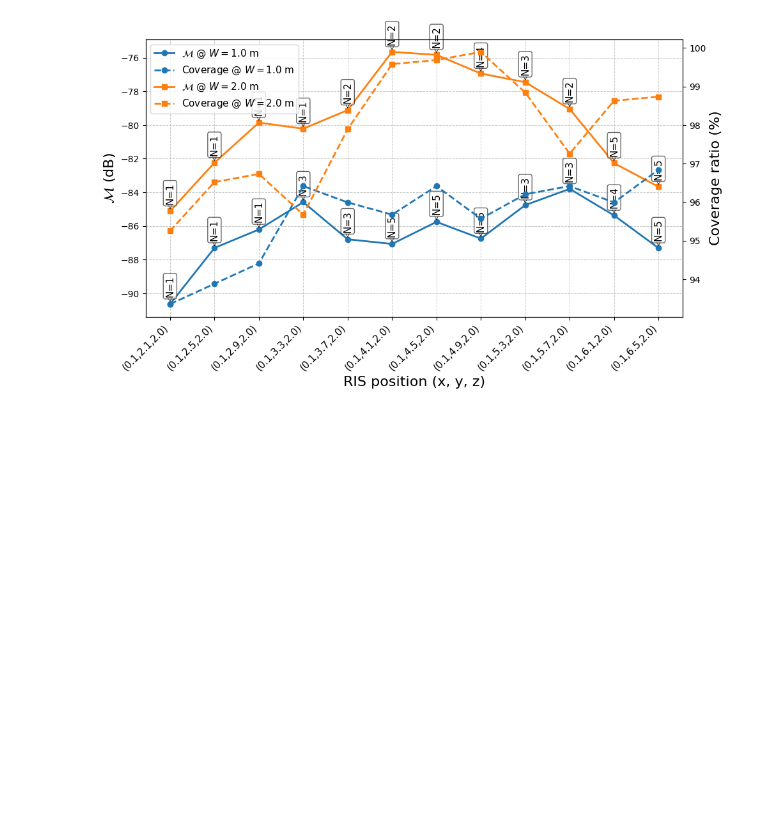
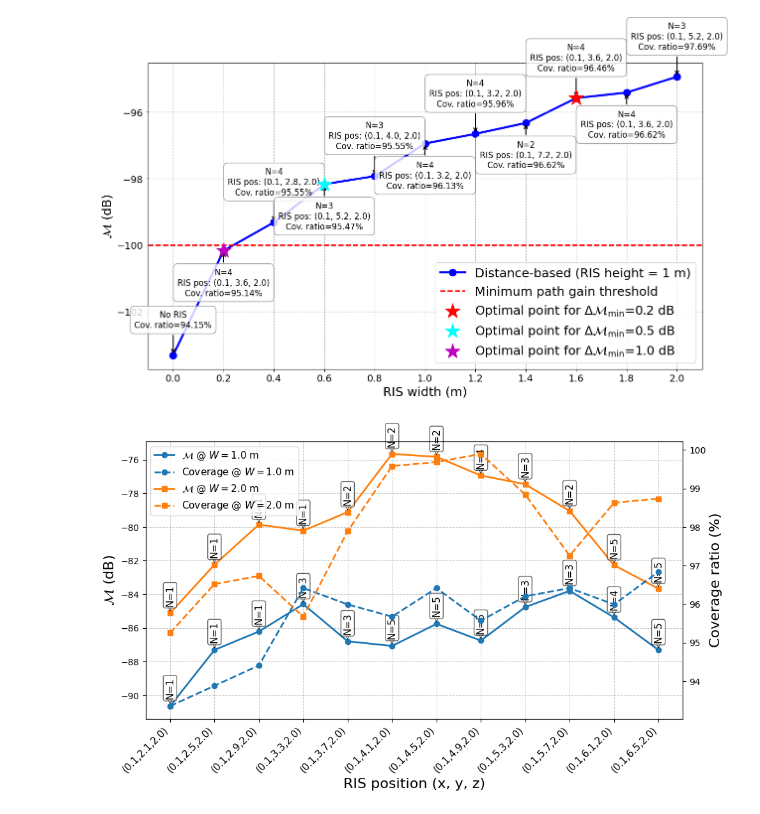
Before and after one commit to ekilcioglu/RIS-Optimization-GUI, a Jupyter notebook: GUI.ipynb, the cells around one changed output. Drawn from its saved outputs; the diff is of its cells as text; code cells hidden in the pictures; blank space fills up the shorter version.

Commit message:
Modified the code for several minor visualization changes.

```diff
--- a/GUI.ipynb
+++ b/GUI.ipynb
@@ -2462,7 +2462,7 @@ def visualize_performance_vs_width(best_configs_per_width, thresholds, coverage_
     plt.show()'''
 
 # Visualization function for multiple curves
-def visualize_multiple_curves(curve_data, thresholds, no_ris_performance=-121.86965942382812): # -112.58379364013672 or -121.86965942382812
+def visualize_multiple_curves(curve_data, thresholds, no_ris_performance=-103.31): # -112.58379364013672 or -121.86965942382812
     """
     Plot multiple performance vs. RIS width curves with consolidated optimal point labels.
 
@@ -2474,7 +2474,7 @@ def visualize_multiple_curves(curve_data, thresholds, no_ris_performance=-121.86
     plt.figure(figsize=(13, 8))
 
     # Iterate over the curves to plot them
-    markers_plots = ['o','<','<','x']
+    markers_plots = ['o','>','<','x']
     for curve_count, curve in enumerate(curve_data):
         best_configs_per_width = curve['best_configs']
         coverage_ratios = curve['coverage_ratios']
@@ -2483,7 +2483,7 @@ def visualize_multiple_curves(curve_data, thresholds, no_ris_performance=-121.86
 
         widths = [0.0]
         performances = [no_ris_performance]
-        annotations = ["No RIS\nCov. ratio=90.40%"] # 81.54% or 90.40%
+        annotations = ["No RIS\nCov. ratio=94.15%"] # 81.54% or 90.40%
         for width in sorted(best_configs_per_width.keys()):
             config_str, performance = best_configs_per_width[width]
             num_targets, _, position = parse_config(config_str)
@@ -2499,7 +2499,7 @@ def visualize_multiple_curves(curve_data, thresholds, no_ris_performance=-121.86
         plt.plot(widths, performances, color=curve_color, marker=markers_plots[curve_count], markersize=10, linestyle='None', zorder=2)
         plt.rcParams.update({'font.size': 14})
         # Annotate points
-
+        '''
         for i, (x, y, annot) in enumerate(zip(widths, performances, annotations)):
             if i == 0:
                 plt.annotate(
@@ -2547,7 +2547,6 @@ def visualize_multiple_curves(curve_data, thresholds, no_ris_performance=-121.86
                         bbox=dict(boxstyle='round,pad=0.5', fc='white', ec='gray', alpha=0.8),
                         arrowprops=dict(arrowstyle='->', color='black', lw=1.5),
                     )
-
         '''
         for i, (x, y, annot) in enumerate(zip(widths, performances, annotations)):
             plt.annotate(
@@ -2559,8 +2558,8 @@ def visualize_multiple_curves(curve_data, thresholds, no_ris_performance=-121.86
                 fontsize=12,
                 bbox=dict(boxstyle='round,pad=0.5', fc='white', ec='gray', alpha=0.8),
                 arrowprops=dict(arrowstyle='->', color='black', lw=1.5),
-            )'''
-    plt.axhline(y=-110, color='red', linestyle='--', linewidth=2, label="Minimum path gain threshold")
+            )
+    plt.axhline(y=-100, color='red', linestyle='--', linewidth=2, label="Minimum path gain threshold")
     # Add optimal points for each threshold across all curves
     colors = ['r', 'Cyan', 'm']
     markers = ['*', '*', '*']
@@ -2581,39 +2580,41 @@ def visualize_multiple_curves(curve_data, thresholds, no_ris_performance=-121.86
                 )
 
         # Add a single legend entry for the threshold
         plt.scatter([], [], color=colors[i], marker=markers[i], s=500,
                     label=f"Optimal point for $\Delta \\mathcal{{M}}_{{\\text{{min}}}}$={threshold:.1f} dB")
 
     plt.xlabel("RIS width (m)", fontsize=18)
     plt.ylabel("$\mathcal{M}$ (dB)", fontsize=18)
     plt.legend(loc="lower right", fontsize=18)
     plt.grid(True, linestyle='--', linewidth=0.8)
     plt.tight_layout()
     x_ticks = np.arange(0, 2.2, 0.2)
     plt.xticks(x_ticks)
     plt.savefig("multiple_curves_perf_metric_vs_RIS_width.png", bbox_inches="tight")
     plt.show()
-    plt.title("Performance Metric vs RIS Width", fontsize=14)
+    #plt.title("Performance Metric vs RIS Width", fontsize=14)
 def define_curve(metrics_file, coverage_file, label, color):
     with open(metrics_file, 'r') as f1, open(coverage_file, 'r') as f2:
         metrics_data = json.load(f1)
         coverage_data = json.load(f2)
     best_configs = find_best_configs_per_width(metrics_data)
     return {'best_configs': best_configs, 'coverage_ratios': coverage_data, 'label': label, 'color': color}
 if __name__ == "__main__":
     # Define multiple curves
     curves = [
-        define_curve("Paper-OJAP\Data results\Distance-based\metrics_RIS_height_1.0_-110dB_Distance-based.json", "Paper-OJAP\Data results\Distance-based\metrics_coverage_ratio_RIS_height_1.0_-110dB_Distance-based.json", "Distance-based (RIS height = 1 m)", 'blue'),
-        #define_curve("Paper-OJAP\Data results\Distance-based\metrics_RIS_height_0.5_-100dB_Distance-based.json", "Paper-OJAP\Data results\Distance-based\metrics_coverage_ratio_RIS_height_0.5_-100dB_Distance-based.json", "Distance-based (RIS height = 0.5 m)", 'orange'),
-        define_curve("Paper-OJAP\Data results\Gradient-based\metrics_RIS_height_1.0_-110dB_Gradient-based.json", "Paper-OJAP\Data results\Gradient-based\metrics_coverage_ratio_RIS_height_1.0_-110dB_Gradient-based.json", "Gradient-based (RIS height = 1 m)", 'green'),
-        #define_curve("Paper-OJAP\Data results\Gradient-based\metrics_RIS_height_0.5_-100dB_Gradient-based.json", "Paper-OJAP\Data results\Gradient-based\metrics_coverage_ratio_RIS_height_0.5_-100dB_Gradient-based.json", "Gradient-based (RIS height = 0.5 m)", 'black')
+        define_curve("EuCAP_Paper_Data\metrics_RIS_height_1.0_Distance.json", "EuCAP_Paper_Data\metrics_coverage_ratio_RIS_height_1.0_Distance.json", "Distance-based (RIS height = 1 m)", 'blue'),
+        #define_curve("EuCAP_Paper_Data\metrics_RIS_height_0.5_Distance.json", "EuCAP_Paper_Data\metrics_coverage_ratio_RIS_height_0.5_Distance.json", "Distance-based (RIS height = 0.5 m)", 'orange'),
+        #define_curve("EuCAP_Paper_Data\metrics_RIS_height_1.0_Gradient.json", "EuCAP_Paper_Data\metrics_coverage_ratio_RIS_height_1.0_Gradient.json", "Gradient-based (RIS height = 1 m)", 'green'),
+        #define_curve("EuCAP_Paper_Data\metrics_RIS_height_0.5_Gradient.json", "EuCAP_Paper_Data\metrics_coverage_ratio_RIS_height_0.5_Gradient.json", "Gradient-based (RIS height = 0.5 m)", 'black')
     ]
 
     # Threshold values
-    thresholds = [1, 2, 4]  # Example thresholds (in dB)
+    thresholds = [0.2, 0.5, 1]  # Example thresholds (in dB)
 
     # Visualize multiple curves
     visualize_multiple_curves(curves, thresholds)
+# %% [output]
+[figure, added]
 # %%
 import json
 import ast
```
Also changed, not shown: 9 other files.
